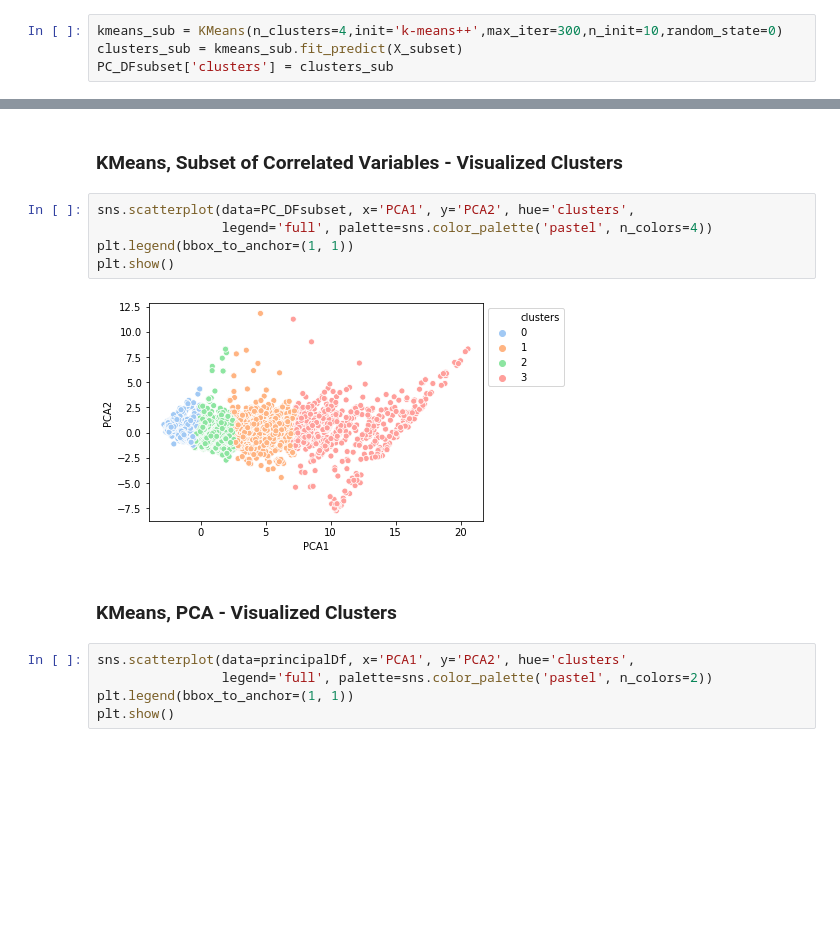
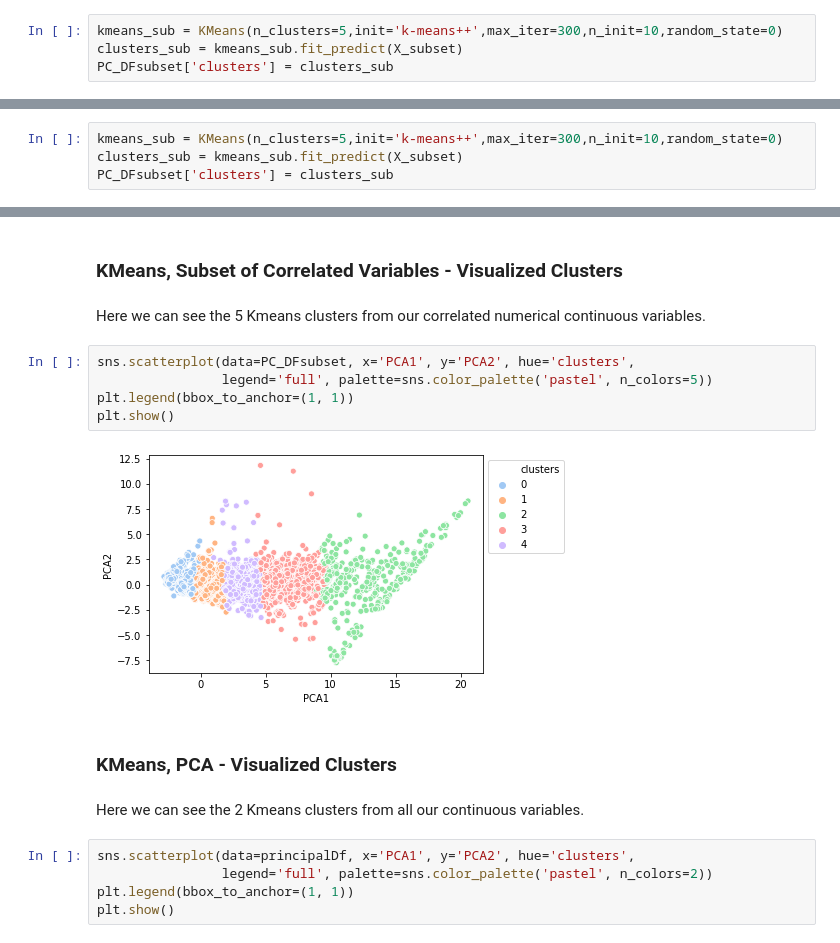
Before and after one commit to anguyen-07/DS7331-ML_Labs, a Jupyter notebook: Lab3_Clustering/DS7331_Lab3_Clustering_AirBnb.ipynb, the cells around one changed output, grey strips where cells are left out. Saved outputs shown, nothing was run; the diff lists cells and outputs as text; blank space fills up the shorter version.

```diff
--- a/Lab3_Clustering/DS7331_Lab3_Clustering_AirBnb.ipynb
+++ b/Lab3_Clustering/DS7331_Lab3_Clustering_AirBnb.ipynb
@@ -551,6 +557,6 @@ plt.show()
 # %% [output]
 [figure]
 # %%
-kmeans_sub = KMeans(n_clusters=4,init='k-means++',max_iter=300,n_init=10,random_state=0)
+kmeans_sub = KMeans(n_clusters=5,init='k-means++',max_iter=300,n_init=10,random_state=0)
 clusters_sub = kmeans_sub.fit_predict(X_subset)
 PC_DFsubset['clusters'] = clusters_sub
@@ -708,4 +724,8 @@ Clusters 7 Average f-measure =  52.40433445845325 +- 0.556524672041084
 Clusters 8 Average f-measure =  52.34398746778084 +- 0.919245129119359
 Clusters 9 Average f-measure =  52.36701154795335 +- 0.6975240369754615
 Clusters 10 Average f-measure =  52.428196347704414 +- 0.4214142057208145
+# %%
+kmeans_sub = KMeans(n_clusters=5,init='k-means++',max_iter=300,n_init=10,random_state=0)
+clusters_sub = kmeans_sub.fit_predict(X_subset)
+PC_DFsubset['clusters'] = clusters_sub
 # %% [markdown]
@@ -784,15 +804,19 @@ Visualize results.
 </span></i>
 # %% [markdown]
 ### KMeans, Subset of Correlated Variables - Visualized Clusters
+# %% [markdown]
+Here we can see the 5 Kmeans clusters from our correlated numerical continuous variables.
 # %%
 sns.scatterplot(data=PC_DFsubset, x='PCA1', y='PCA2', hue='clusters',
-                legend='full', palette=sns.color_palette('pastel', n_colors=4))
+                legend='full', palette=sns.color_palette('pastel', n_colors=5))
 plt.legend(bbox_to_anchor=(1, 1))
 plt.show()
 # %% [output]
-[figure, old version]
+[figure, new version]
 # %% [markdown]
 ### KMeans, PCA - Visualized Clusters
+# %% [markdown]
+Here we can see the 2 Kmeans clusters from all our continuous variables.
 # %%
 sns.scatterplot(data=principalDf, x='PCA1', y='PCA2', hue='clusters',
                 legend='full', palette=sns.color_palette('pastel', n_colors=2))
```
Also changed, not shown: parts of 23 cells of this notebook.
